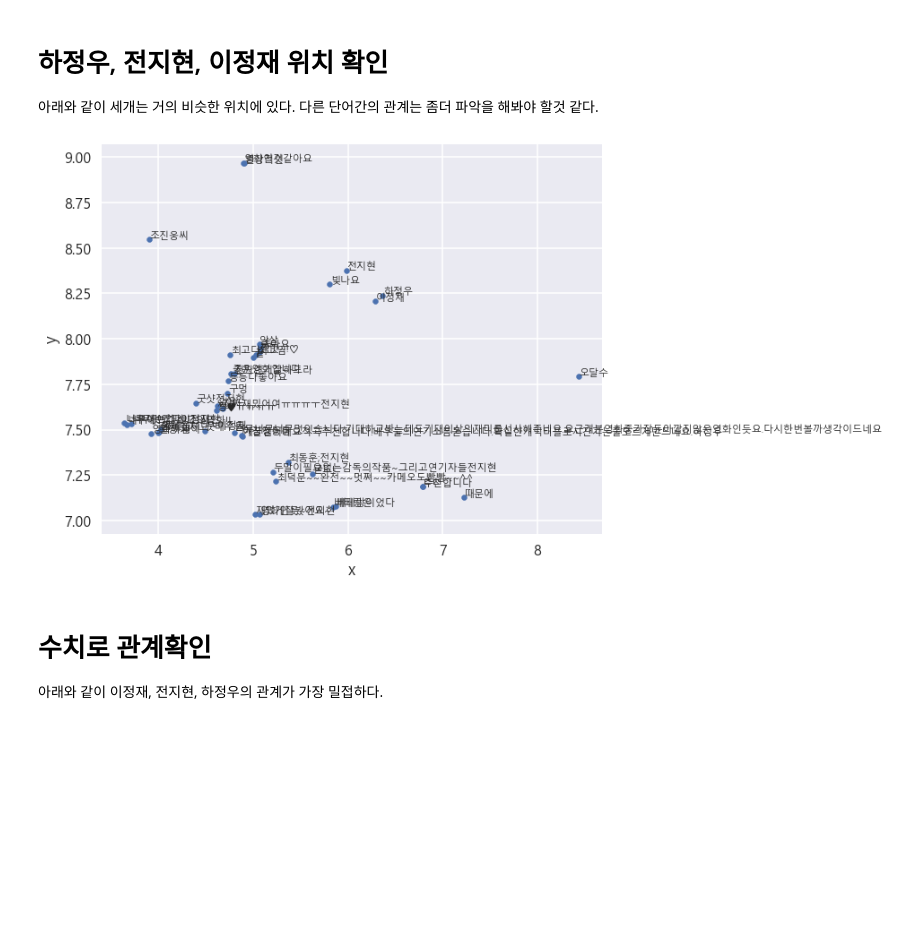
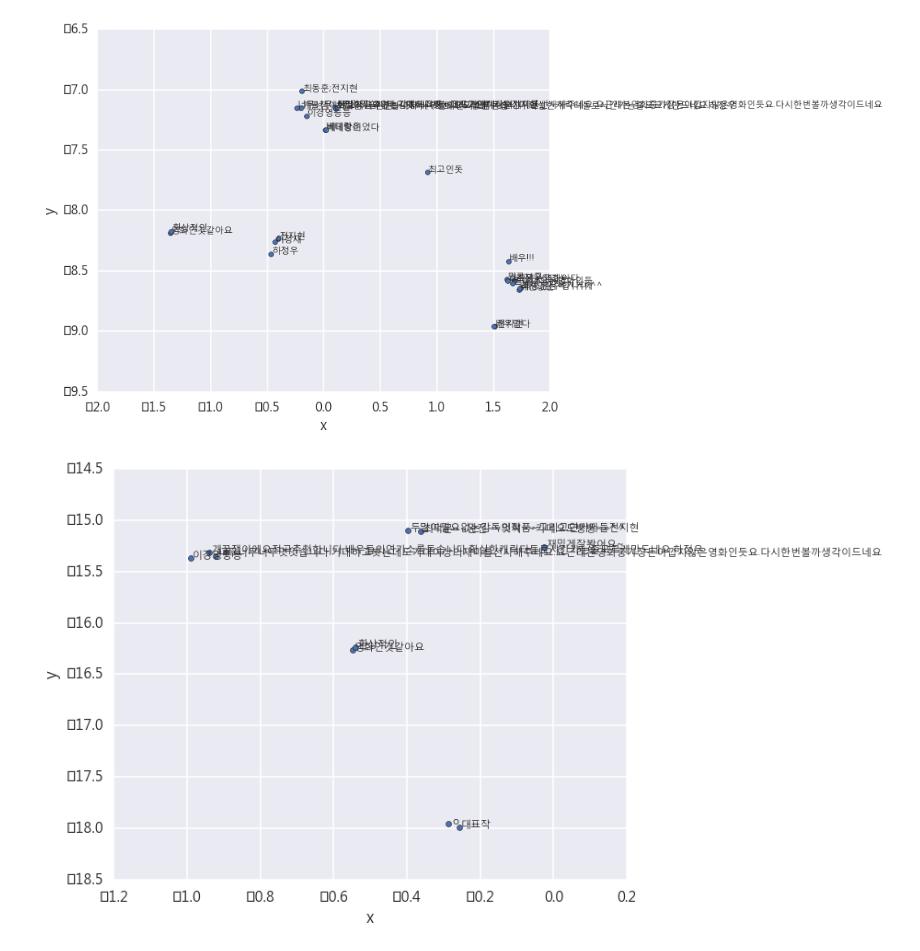
Before and after one commit to smilemango/word2vec_study, a Jupyter notebook: movie2vec.ipynb, the cells around one changed output. Drawn from its saved outputs; the diff is of its cells as text; code cells hidden in the pictures; blank space fills up the shorter version.

```diff
--- a/movie2vec.ipynb
+++ b/movie2vec.ipynb
@@ -159,3 +153,0 @@ rc('font', family=font_name)
-# %% [markdown]
-# 하정우, 전지현, 이정재 위치 확인
-아래와 같이 세개는 거의 비슷한 위치에 있다. 다른 단어간의 관계는 좀더 파악을 해봐야 할것 같다.
@@ -162,7 +158,8 @@ rc('font', family=font_name)
 # %%
-plot_region(x_bounds=(2, 8.5), y_bounds=(7, 9))
+plot_region(x_bounds=(-2, 2), y_bounds=(-9, -7))
 # %% [output]
-[figure, old version]
+[figure, new version]
-# %% [markdown]
-# 수치로 관계확인
-아래와 같이 이정재, 전지현, 하정우의 관계가 가장 밀접하다.
+# %%
+plot_region(x_bounds=(-1.2, 0), y_bounds=(-18, -15))
+# %% [output]
+[figure, added]
```
Also changed, not shown: parts of 18 cells of this notebook.
